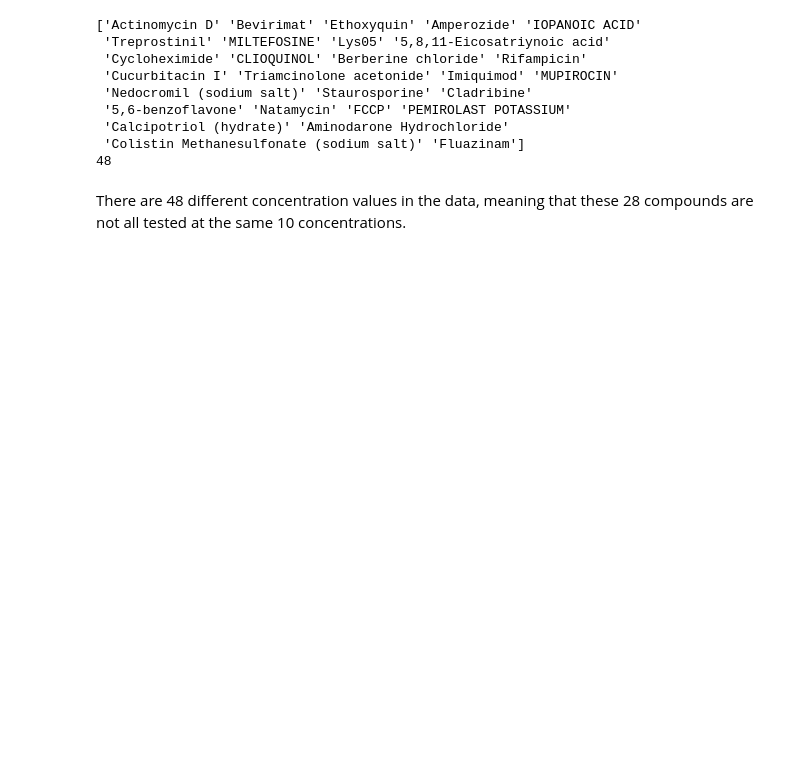
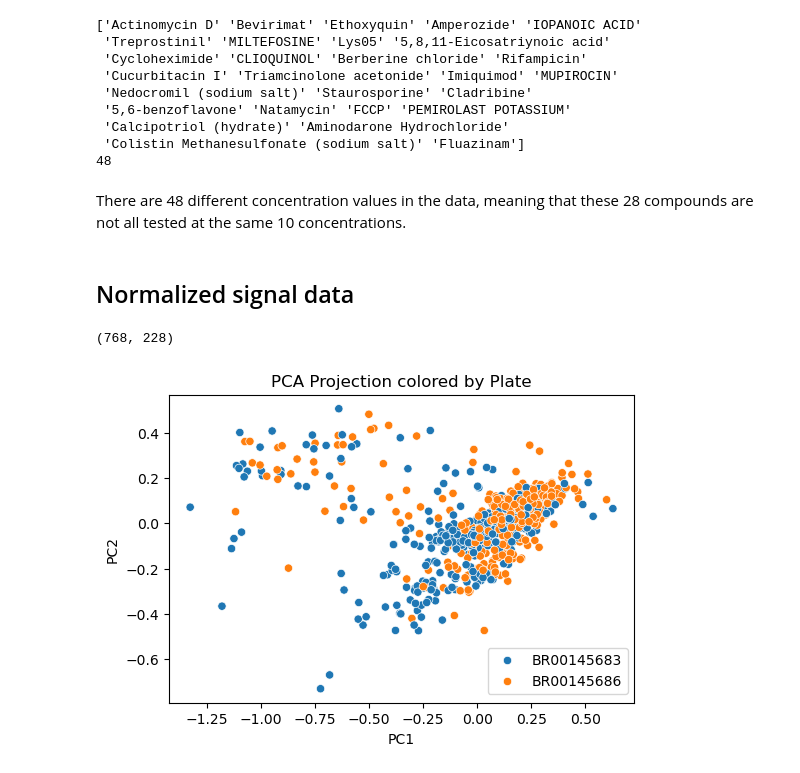
Before and after one commit to broadinstitute/2025_Grigoryan_Proteomics, a Jupyter notebook: 00.exploratory_analysis/first_analysis.ipynb, the cells around one changed output. Drawn from its saved outputs; the diff is of its cells as text; code cells hidden in the pictures; blank space fills up the shorter version.

```diff
--- a/00.exploratory_analysis/first_analysis.ipynb
+++ b/00.exploratory_analysis/first_analysis.ipynb
@@ -149,0 +171,37 @@ la suite
+# %% [markdown]
+## Normalized signal data
+# %%
+# protein columns of normalized signal data and filter the proteins that are fully missing in the raw data
+
+metadata_cols = [col for col in norm_signal.columns if col.startswith("Metadata")]
+proteine_data = norm_signal.drop(columns=metadata_cols)
+
+
+norm_signal_filtered = proteine_data.drop(columns=proteins_fully_missing)
+
+print(norm_signal_filtered.shape)
+# %% [output]
+(768, 228)
+# %%
+## non scaled data PCA
+
+pca = PCA(n_components=2)
+principal_components = pca.fit_transform(norm_signal_filtered)
+
+pca_df = pd.DataFrame(data=principal_components, columns=['PC1', 'PC2'])
+pca_df.index = norm_signal_filtered.index
+
+pca_df['Plate'] = norm_signal.loc[norm_signal_filtered.index, 'Metadata_plate_barcode']
+pca_df['Compound'] = norm_signal.loc[norm_signal_filtered.index, 'Metadata_Compound']
+pca_df['Concentration'] = norm_signal.loc[norm_signal_filtered.index, 'Metadata_compound_concentration']
+pca_df= pca_df.sample(frac=1).reset_index(drop=True)
+
+plt.figure(figsize=(6, 4))
+sns.scatterplot(x=pca_df['PC1'], y=pca_df['PC2'], hue=pca_df['Plate'], palette="tab10")
+plt.xlabel("PC1")
+plt.ylabel("PC2")
+plt.title("PCA Projection colored by Plate")
+plt.legend(bbox_to_anchor=(0.67, 0.2), loc='upper left')
+plt.show()
+# %% [output]
+[figure, added]
```
Also changed, not shown: parts of 14 cells of this notebook.
